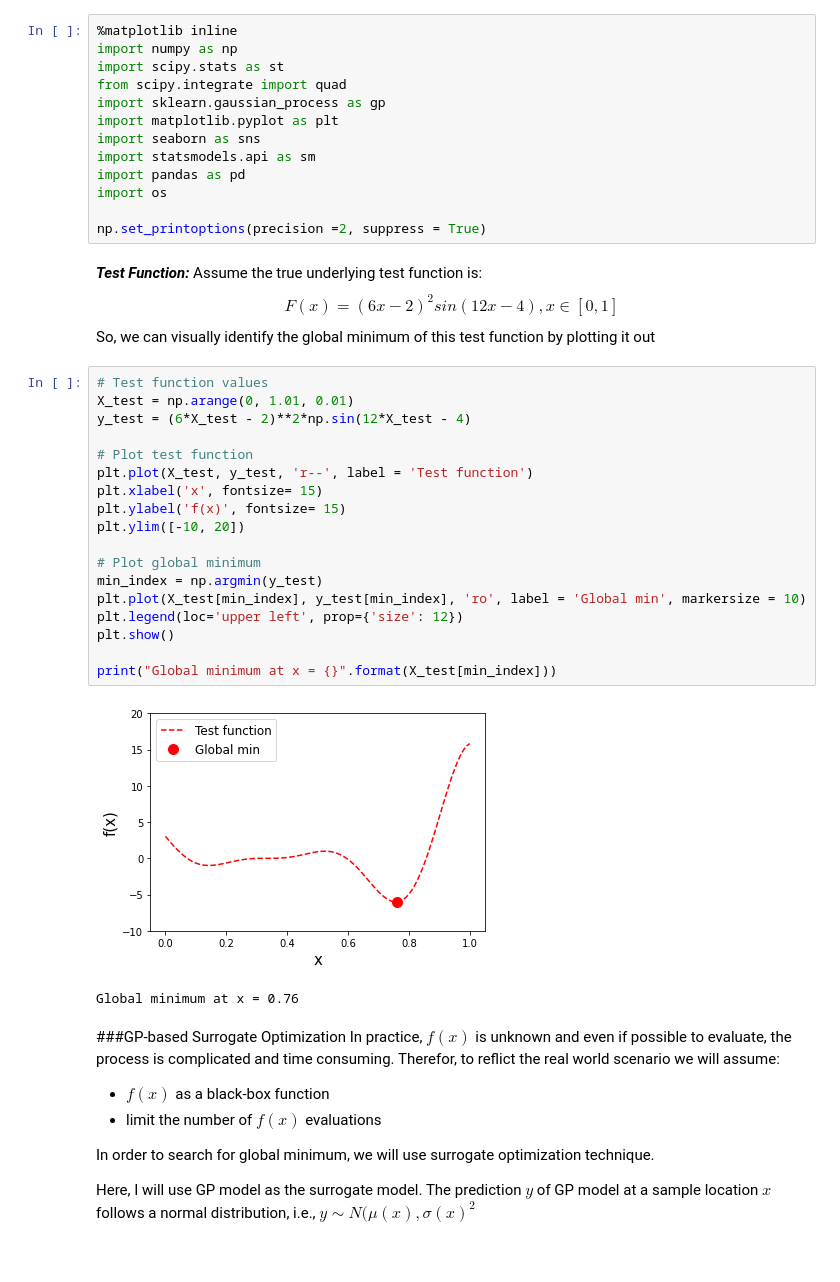
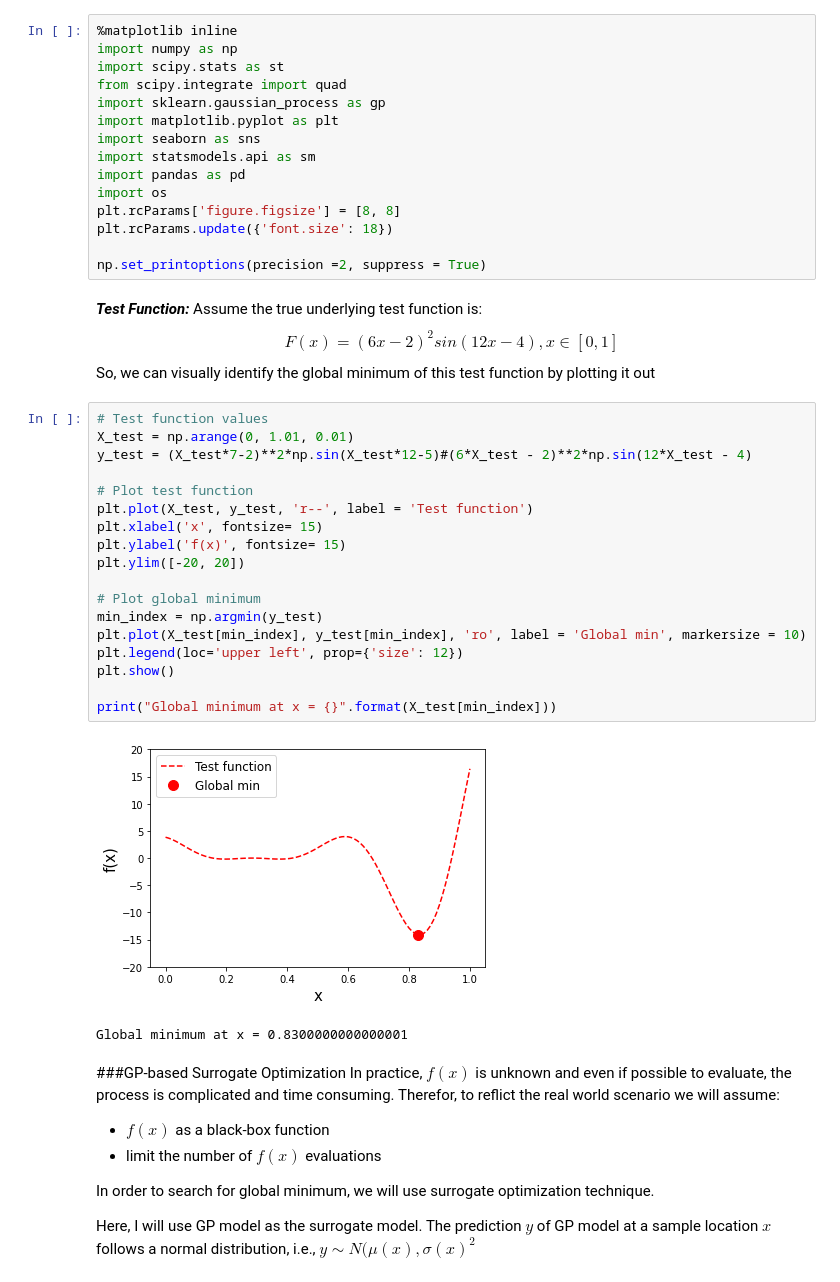
Before and after one commit to afrojaakter/Surrogate-Based-Optimization, a Jupyter notebook: GP_ActiveLearning_E_Improvement.ipynb, the cells around one changed output. Cells and saved outputs as stored; diff of their text form.

```diff
--- a/GP_ActiveLearning_E_Improvement.ipynb
+++ b/GP_ActiveLearning_E_Improvement.ipynb
@@ -21,6 +21,8 @@ import seaborn as sns
 import statsmodels.api as sm
 import pandas as pd
 import os
+plt.rcParams['figure.figsize'] = [8, 8]
+plt.rcParams.update({'font.size': 18})
 
 np.set_printoptions(precision =2, suppress = True)
 # %% [markdown]
@@ -30,24 +32,24 @@ So, we can visually identify the global minimum of this test function by plottin
 # %%
 # Test function values
 X_test = np.arange(0, 1.01, 0.01)
-y_test = (6*X_test - 2)**2*np.sin(12*X_test - 4)
+y_test = (X_test*7-2)**2*np.sin(X_test*12-5)#(6*X_test - 2)**2*np.sin(12*X_test - 4)
 
 # Plot test function
 plt.plot(X_test, y_test, 'r--', label = 'Test function')
 plt.xlabel('x', fontsize= 15)
 plt.ylabel('f(x)', fontsize= 15)
-plt.ylim([-10, 20])
+plt.ylim([-20, 20])
 
 # Plot global minimum
 min_index = np.argmin(y_test)
 plt.plot(X_test[min_index], y_test[min_index], 'ro', label = 'Global min', markersize = 10)
 plt.legend(loc='upper left', prop={'size': 12})
 plt.show()
 
 print("Global minimum at x = {}".format(X_test[min_index]))
 # %% [output]
-[figure, old version]
+[figure, new version]
-Global minimum at x = 0.76
+Global minimum at x = 0.8300000000000001
 # %% [markdown]
 ###GP-based Surrogate Optimization
 In practice, $f(x)$ is unknown and even if possible to evaluate, the process is complicated and time consuming. Therefor, to reflict the real world scenario we will assume:
```
Also changed, not shown: parts of 4 cells of this notebook.
